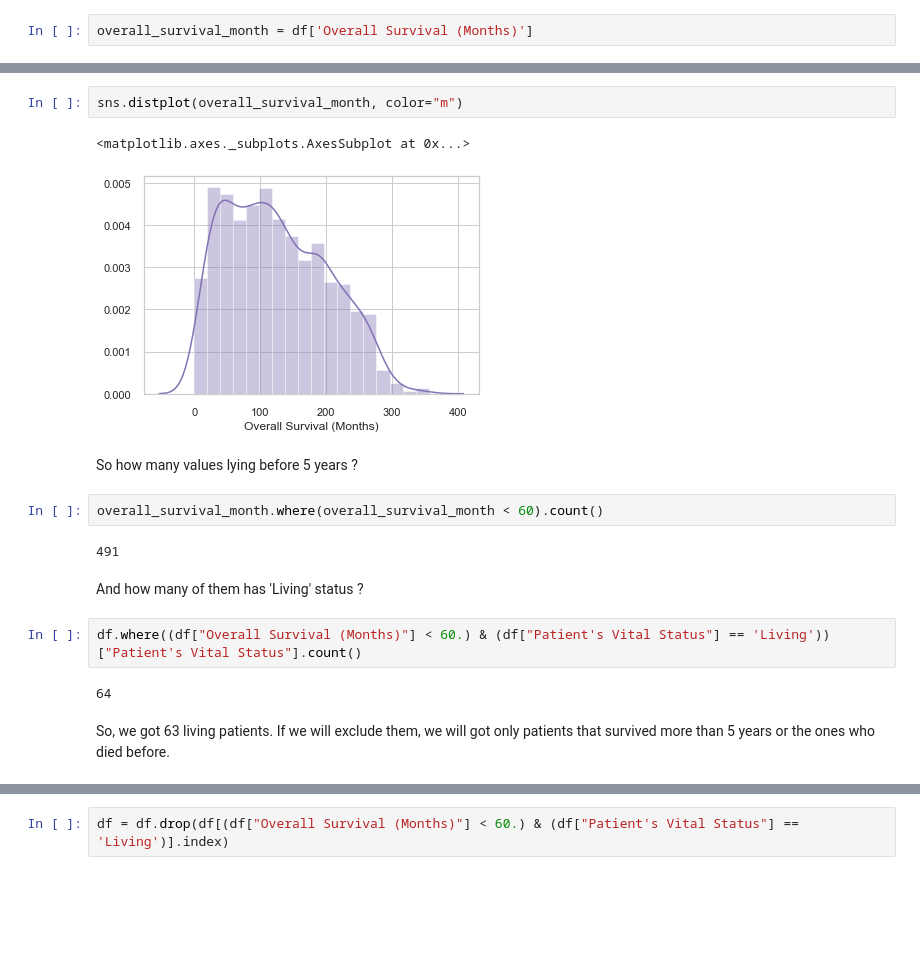
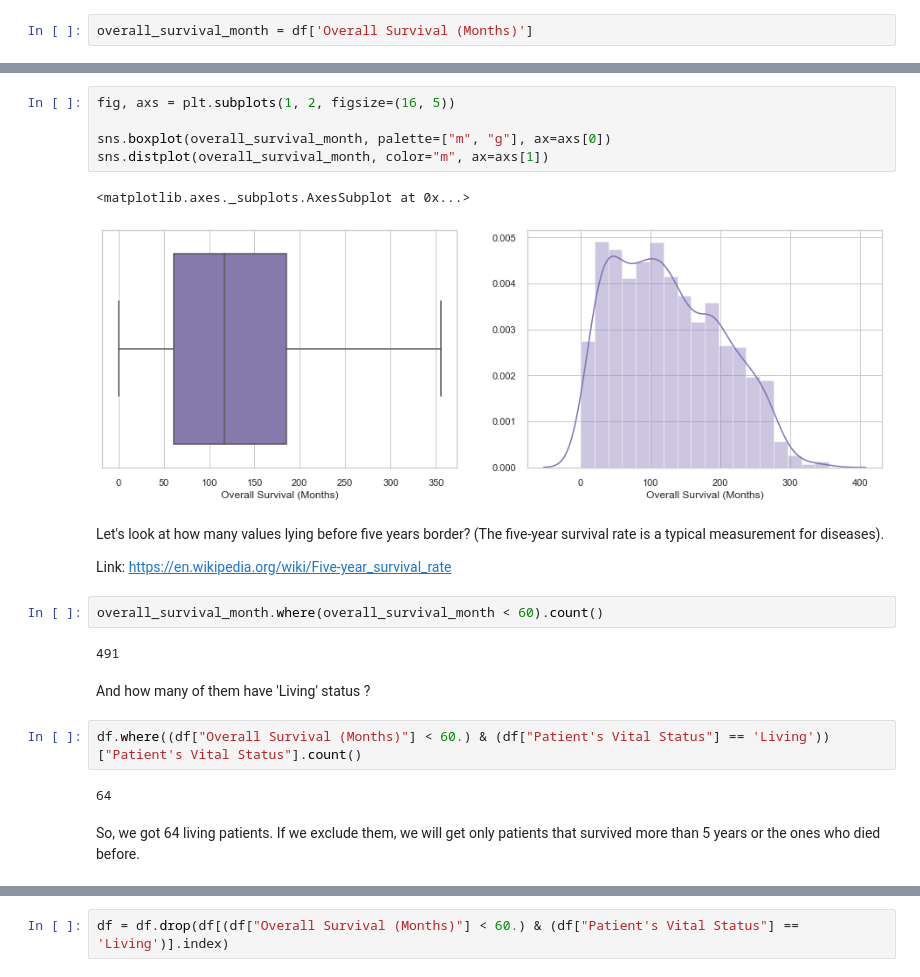
Before and after one commit to OzmundSedler/IBM-advanced-DS-coursera, a Jupyter notebook: 4 Capstone /ML-project-draft.ipynb, the cells around one changed output, grey strips where cells are left out. Drawn from its saved outputs; the diff is of its cells as text; blank space fills up the shorter version.

```diff
--- a/4 Capstone /ML-project-draft.ipynb
+++ b/4 Capstone /ML-project-draft.ipynb
@@ -107,19 +172,24 @@ ax = sns.boxplot(overall_survival_month, palette=["m", "g"])
-# %%
-sns.distplot(overall_survival_month, color="m")
-# %% [output]
-<matplotlib.axes._subplots.AxesSubplot at 0x...>
-[figure, removed]
-# %% [markdown]
-So how many values lying before 5 years ?
+# %%
+fig, axs = plt.subplots(1, 2, figsize=(16, 5))
+
+sns.boxplot(overall_survival_month, palette=["m", "g"], ax=axs[0])
+sns.distplot(overall_survival_month, color="m", ax=axs[1])
+# %% [output]
+<matplotlib.axes._subplots.AxesSubplot at 0x...>
+[figure, added]
+# %% [markdown]
+Let's look at how many values lying before five years border? (The five-year survival rate is a typical measurement for diseases).
+
+Link: https://en.wikipedia.org/wiki/Five-year_survival_rate
 # %%
 overall_survival_month.where(overall_survival_month < 60).count()
 # %% [output]
 491
 # %% [markdown]
-And how many of them has 'Living' status ?
+And how many of them have 'Living' status ?
 # %%
 df.where((df["Overall Survival (Months)"] < 60.) & (df["Patient's Vital Status"] == 'Living'))["Patient's Vital Status"].count()
 # %% [output]
 64
 # %% [markdown]
-So, we got 63 living patients. If we will exclude them, we will got only patients that survived more than 5 years or the ones who died before.
+So, we got 64 living patients. If we exclude them, we will get only patients that survived more than 5 years or the ones who died before.
```
Also changed, not shown: parts of 259 cells of this notebook, 3 other files.
